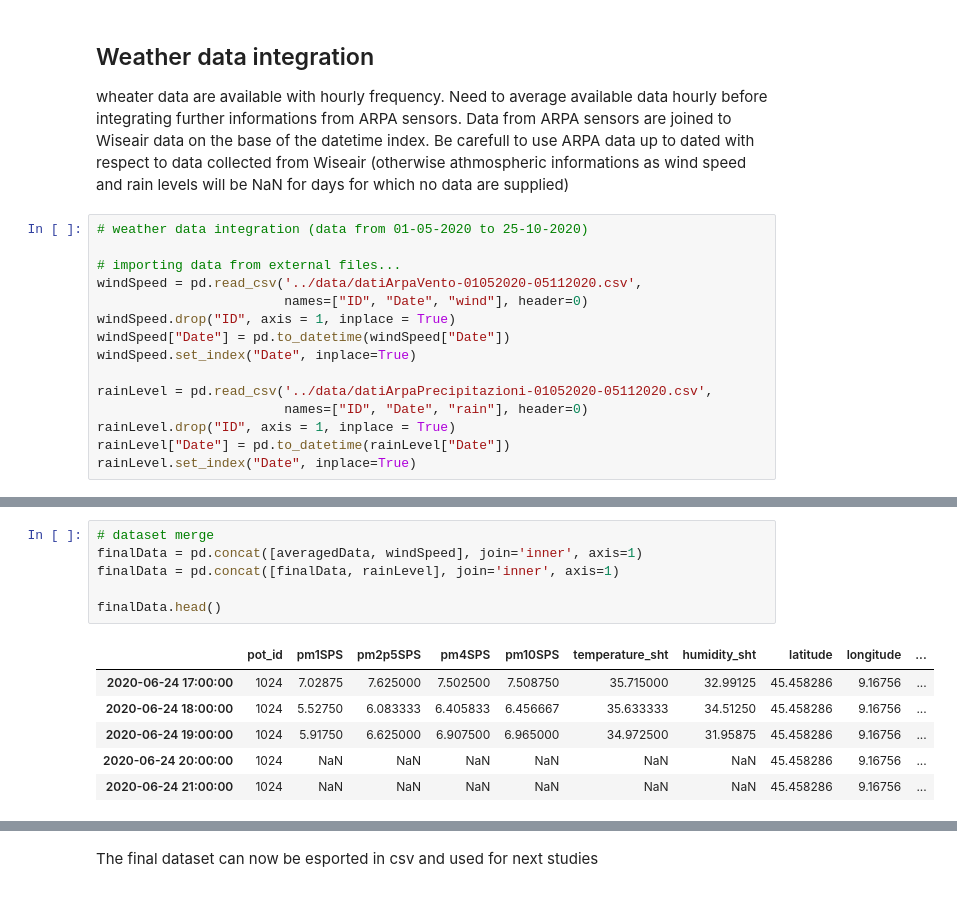
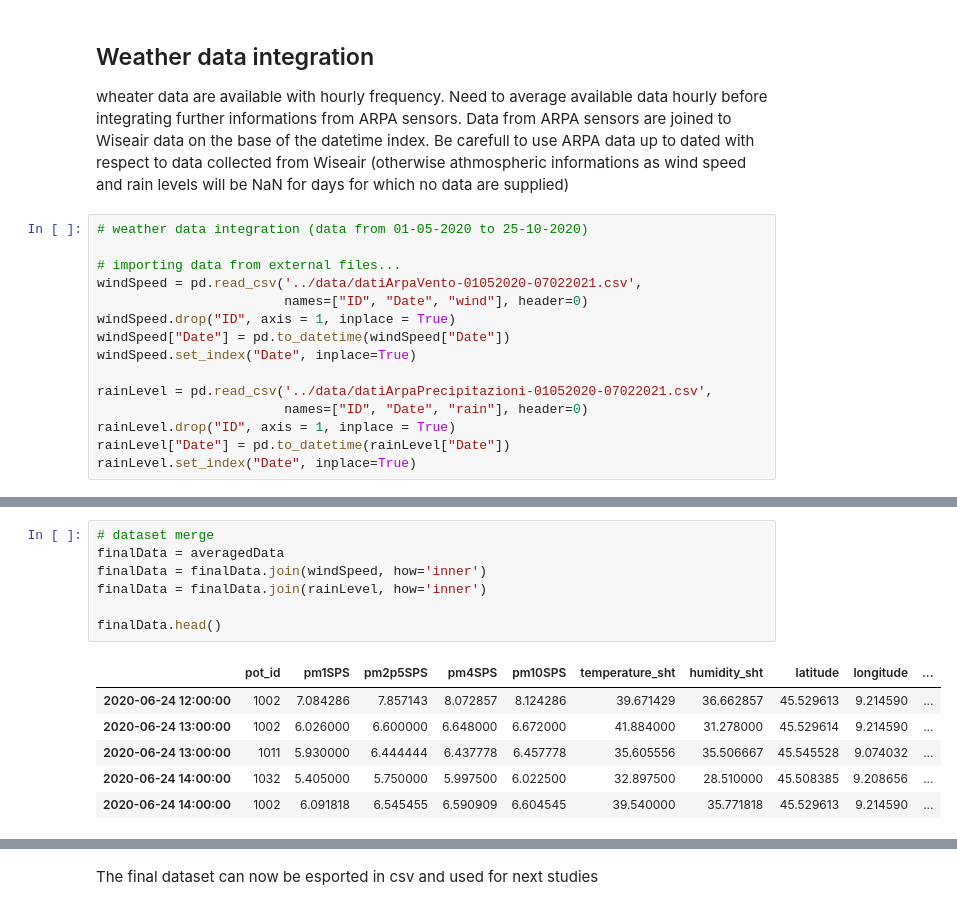
Before and after one commit to AlePalu/AirQualityForecasting, a Jupyter notebook: docs/1-DataCollection.ipynb, the cells around one changed output, grey strips where cells are left out. Drawn from its saved outputs; the diff is of its cells as text.

```diff
--- a/docs/1-DataCollection.ipynb
+++ b/docs/1-DataCollection.ipynb
@@ -223,13 +223,13 @@ wheater data are available with hourly frequency. Need to average available data
 # weather data integration (data from 01-05-2020 to 25-10-2020)
 
 # importing data from external files...
-windSpeed = pd.read_csv('../data/datiArpaVento-01052020-05112020.csv',
+windSpeed = pd.read_csv('../data/datiArpaVento-01052020-07022021.csv',
                         names=["ID", "Date", "wind"], header=0)
 windSpeed.drop("ID", axis = 1, inplace = True)
 windSpeed["Date"] = pd.to_datetime(windSpeed["Date"])
 windSpeed.set_index("Date", inplace=True)
 
-rainLevel = pd.read_csv('../data/datiArpaPrecipitazioni-01052020-05112020.csv',
+rainLevel = pd.read_csv('../data/datiArpaPrecipitazioni-01052020-07022021.csv',
                         names=["ID", "Date", "rain"], header=0)
 rainLevel.drop("ID", axis = 1, inplace = True)
 rainLevel["Date"] = pd.to_datetime(rainLevel["Date"])
@@ -237,16 +245,17 @@ rainLevel.set_index("Date", inplace=True)
 # %%
 # dataset merge
-finalData = pd.concat([averagedData, windSpeed], join='inner', axis=1)
-finalData = pd.concat([finalData, rainLevel], join='inner', axis=1)
+finalData = averagedData
+finalData = finalData.join(windSpeed, how='inner')
+finalData = finalData.join(rainLevel, how='inner')
 
 finalData.head()
 # %% [output]
 |  | pot_id | pm1SPS | pm2p5SPS | pm4SPS | pm10SPS | temperature_sht | humidity_sht | latitude | longitude | ... |
-| 2020-06-24 17:00:00 | 1024 | 7.02875 | 7.625000 | 7.502500 | 7.508750 | 35.715000 | 32.99125 | 45.458286 | 9.16756 | ... |
-| 2020-06-24 18:00:00 | 1024 | 5.52750 | 6.083333 | 6.405833 | 6.456667 | 35.633333 | 34.51250 | 45.458286 | 9.16756 | ... |
-| 2020-06-24 19:00:00 | 1024 | 5.91750 | 6.625000 | 6.907500 | 6.965000 | 34.972500 | 31.95875 | 45.458286 | 9.16756 | ... |
-| 2020-06-24 20:00:00 | 1024 | NaN | NaN | NaN | NaN | NaN | NaN | 45.458286 | 9.16756 | ... |
-| 2020-06-24 21:00:00 | 1024 | NaN | NaN | NaN | NaN | NaN | NaN | 45.458286 | 9.16756 | ... |
+| 2020-06-24 12:00:00 | 1002 | 7.084286 | 7.857143 | 8.072857 | 8.124286 | 39.671429 | 36.662857 | 45.529613 | 9.214590 | ... |
+| 2020-06-24 13:00:00 | 1002 | 6.026000 | 6.600000 | 6.648000 | 6.672000 | 41.884000 | 31.278000 | 45.529614 | 9.214590 | ... |
+| 2020-06-24 13:00:00 | 1011 | 5.930000 | 6.444444 | 6.437778 | 6.457778 | 35.605556 | 35.506667 | 45.545528 | 9.074032 | ... |
+| 2020-06-24 14:00:00 | 1032 | 5.405000 | 5.750000 | 5.997500 | 6.022500 | 32.897500 | 28.510000 | 45.508385 | 9.208656 | ... |
+| 2020-06-24 14:00:00 | 1002 | 6.091818 | 6.545455 | 6.590909 | 6.604545 | 39.540000 | 35.771818 | 45.529613 | 9.214590 | ... |
 # %%
 # final plot to show some covariates as function of time. Only the last 4 days are showed
 
```
Also changed, not shown: parts of 9 cells of this notebook, 20 other files.
